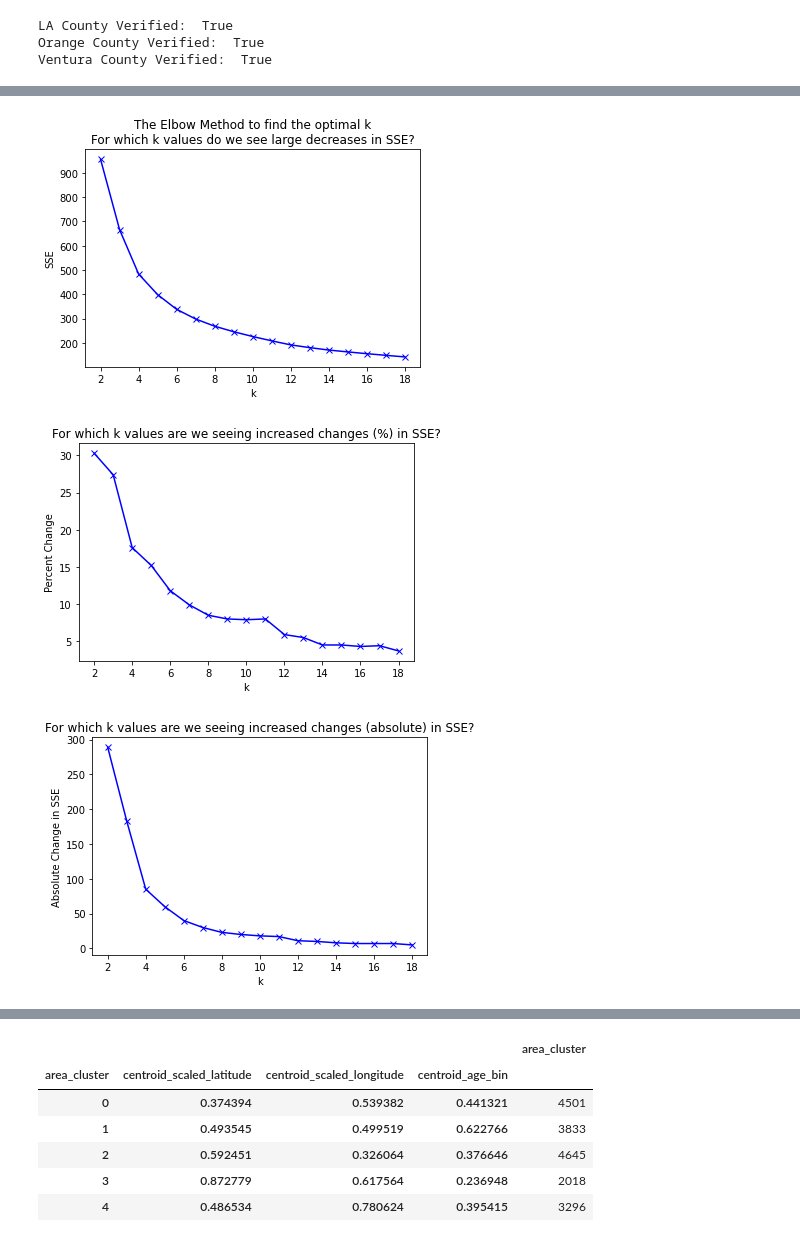
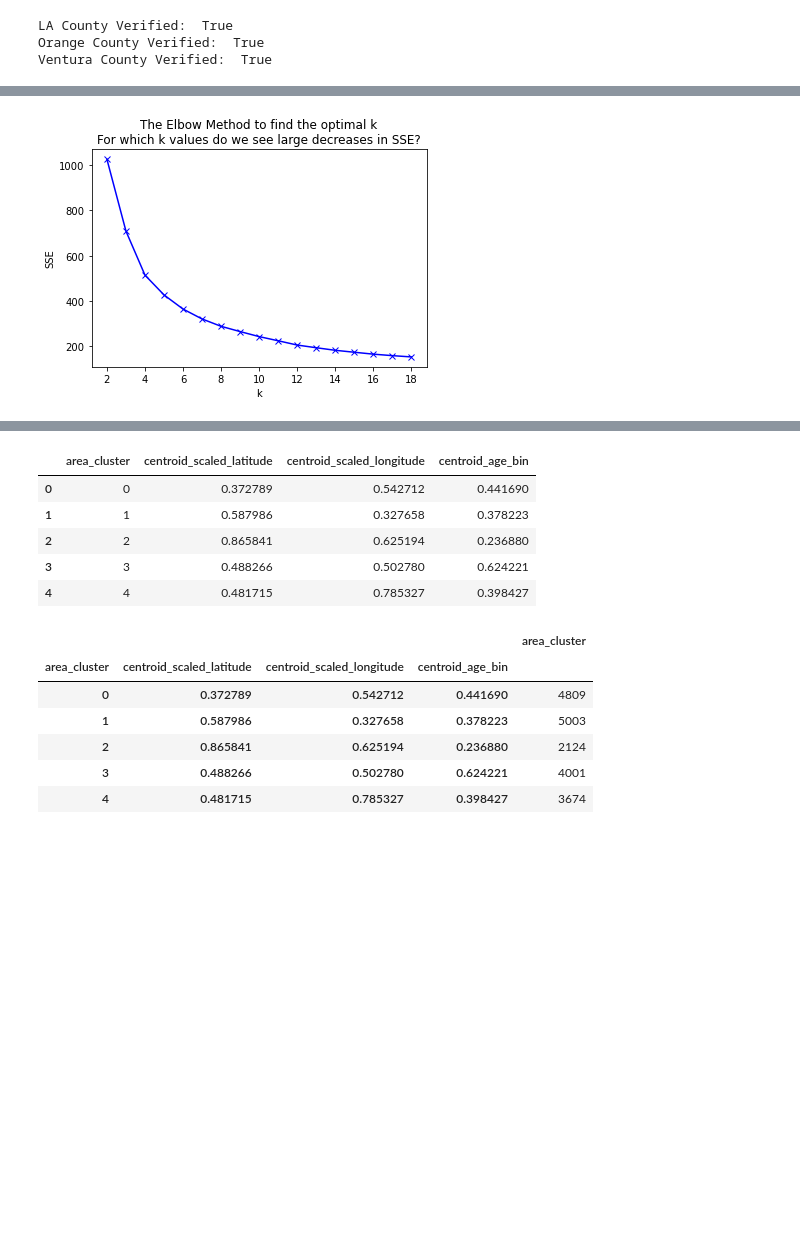
Before and after one commit to Dashing-through-Zillow/clustering-project, a Jupyter notebook: dash_draft1.ipynb, the cells around one changed output, grey strips where cells are left out. Cells and saved outputs as stored; diff of their text form; code cells hidden in the pictures; blank space fills up the shorter version.

```diff
--- a/dash_draft1.ipynb
+++ b/dash_draft1.ipynb
@@ -335,3 +336,3 @@ def split(df, target_var):
 # %%
-partitions = split(df_la, target_var='logerror')
+train, X_train, X_validate, X_test, y_train, y_validate, y_test = split(df_la, target_var='logerror')
 # %%
@@ -358,22 +357,14 @@ sns.pairplot(data = train, hue = 'logerror_bins',
 # %%
 # the variables that still need scaling
-scaled_vars = ['latitude', 'longitude', 'bathroomcnt', 'taxrate']
+scaled_vars = ['latitude', 'longitude', 'bathroomcnt', 'taxrate', 'calculatedfinishedsquarefeet']
 
 # create new column names for the scaled variables by adding 'scaled_' to the beginning of each variable name
 scaled_column_names = ['scaled_' + i for i in scaled_vars]
 
-# select the X partitions: [X_train, X_validate, X_test]
-X = partitions[1:4]
-
 # fit the minmaxscaler to X_train
-X_train = X[0]
 scaler = MinMaxScaler(copy=True).fit(X_train[scaled_vars])
-
 
 def scale_and_concat(df):
     scaled_array = scaler.transform(df[scaled_vars])
     scaled_df = pd.DataFrame(scaled_array, columns=scaled_column_names, index=df.index.values)
     return pd.concat((df, scaled_df), axis=1)
-
-for i in range(len(X)):
-    X[i] = scale_and_concat(X[i])
@@ -392,0 +371,4 @@ X[0].describe()
+# %%
+X_train = scale_and_concat(X_train)
+X_validate = scale_and_concat(X_validate)
+X_test = scale_and_concat(X_test)
@@ -407,17 +401,9 @@ def find_k(X_train, cluster_vars, k_range):
         # inertia: Sum of squared distances of samples to their closest cluster center.
         sse.append(kmeans.inertia_)
 
-    # compute the difference from one k to the next
-    delta = [round(sse[i] - sse[i+1],0) for i in range(len(sse)-1)]
-
-    # compute the percent difference from one k to the next
-    pct_delta = [round(((sse[i] - sse[i+1])/sse[i])*100, 1) for i in range(len(sse)-1)]
-
     # create a dataframe with all of our metrics to compare them across values of k: SSE, delta, pct_delta
     k_comparisons_df = pd.DataFrame(dict(k=k_range[0:-1],
-                             sse=sse[0:-1],
-                             delta=delta,
-                             pct_delta=pct_delta))
+                             sse=sse[0:-1]))
 
     # plot k with inertia
     plt.plot(k_comparisons_df.k, k_comparisons_df.sse, 'bx-')
@@ -426,24 +412,8 @@ def find_k(X_train, cluster_vars, k_range):
     plt.title('The Elbow Method to find the optimal k\nFor which k values do we see large decreases in SSE?')
     plt.show()
 
-    # plot k with pct_delta
-    plt.plot(k_comparisons_df.k, k_comparisons_df.pct_delta, 'bx-')
-    plt.xlabel('k')
-    plt.ylabel('Percent Change')
-    plt.title('For which k values are we seeing increased changes (%) in SSE?')
-    plt.show()
-
-    # plot k with delta
-    plt.plot(k_comparisons_df.k, k_comparisons_df.delta, 'bx-')
-    plt.xlabel('k')
-    plt.ylabel('Absolute Change in SSE')
-    plt.title('For which k values are we seeing increased changes (absolute) in SSE?')
-    plt.show()
-
     return k_comparisons_df
 # %%
-find_k(X[0], cluster_vars, k_range)
+find_k(X_train, cluster_vars, k_range)
 # %% [output]
-[figure, old version]
+[figure, new version]
-[figure, removed]
-[figure, removed]
@@ -495,4 +462,13 @@ def get_centroids(kmeans, cluster_vars, cluster_name):
     return centroid_df
 # %%
 centroid_df = get_centroids(kmeans, cluster_vars, cluster_name)
+# %%
+centroid_df
+# %% [output]
+|  | area_cluster | centroid_scaled_latitude | centroid_scaled_longitude | centroid_age_bin |
+| 0 | 0 | 0.372789 | 0.542712 | 0.441690 |
+| 1 | 1 | 0.587986 | 0.327658 | 0.378223 |
+| 2 | 2 | 0.865841 | 0.625194 | 0.236880 |
+| 3 | 3 | 0.488266 | 0.502780 | 0.624221 |
+| 4 | 4 | 0.481715 | 0.785327 | 0.398427 |
 # %%
@@ -513,14 +490,14 @@ X = assign_clusters(kmeans, cluster_vars, cluster_name, centroid_df)
 # %%
-pd.DataFrame(X[0].groupby(['area_cluster', 'centroid_scaled_latitude', 'centroid_scaled_longitude',
+pd.DataFrame(X_train.groupby(['area_cluster', 'centroid_scaled_latitude', 'centroid_scaled_longitude',
                            'centroid_age_bin'])['area_cluster'].count())
 # %% [output]
 |  |  |  |  | area_cluster |
 | area_cluster | centroid_scaled_latitude | centroid_scaled_longitude | centroid_age_bin |  |
-| 0 | 0.374394 | 0.539382 | 0.441321 | 4501 |
-| 1 | 0.493545 | 0.499519 | 0.622766 | 3833 |
-| 2 | 0.592451 | 0.326064 | 0.376646 | 4645 |
-| 3 | 0.872779 | 0.617564 | 0.236948 | 2018 |
-| 4 | 0.486534 | 0.780624 | 0.395415 | 3296 |
+| 0 | 0.372789 | 0.542712 | 0.441690 | 4809 |
+| 1 | 0.587986 | 0.327658 | 0.378223 | 5003 |
+| 2 | 0.865841 | 0.625194 | 0.236880 | 2124 |
+| 3 | 0.488266 | 0.502780 | 0.624221 | 4001 |
+| 4 | 0.481715 | 0.785327 | 0.398427 | 3674 |
 # %%
 cluster_vars = ['scaled_bathroomcnt', 'sqft_bin', 'acres_bin', 'bath_bed_ratio']
 cluster_name = 'size_cluster'
```
Also changed, not shown: parts of 86 cells of this notebook.
